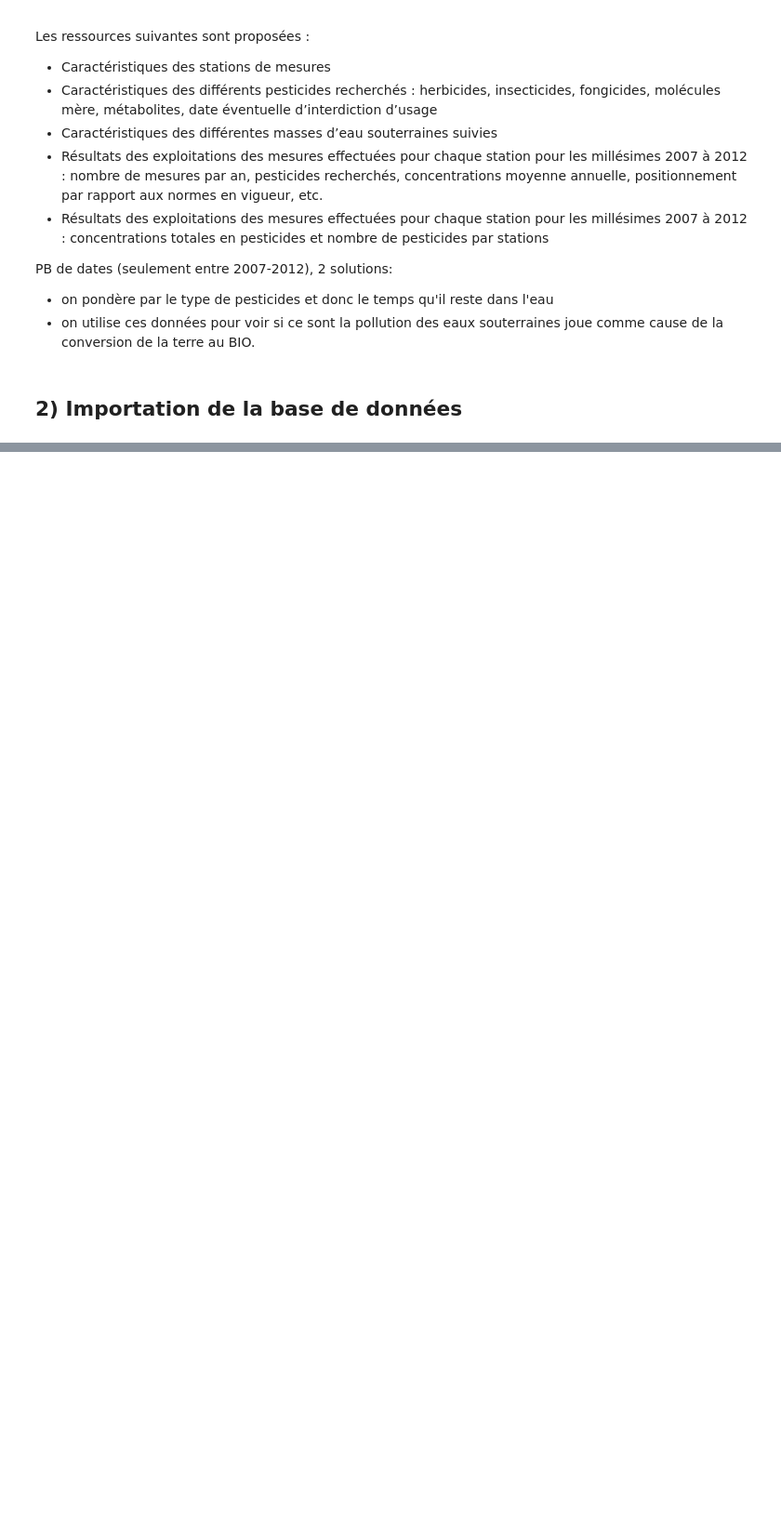
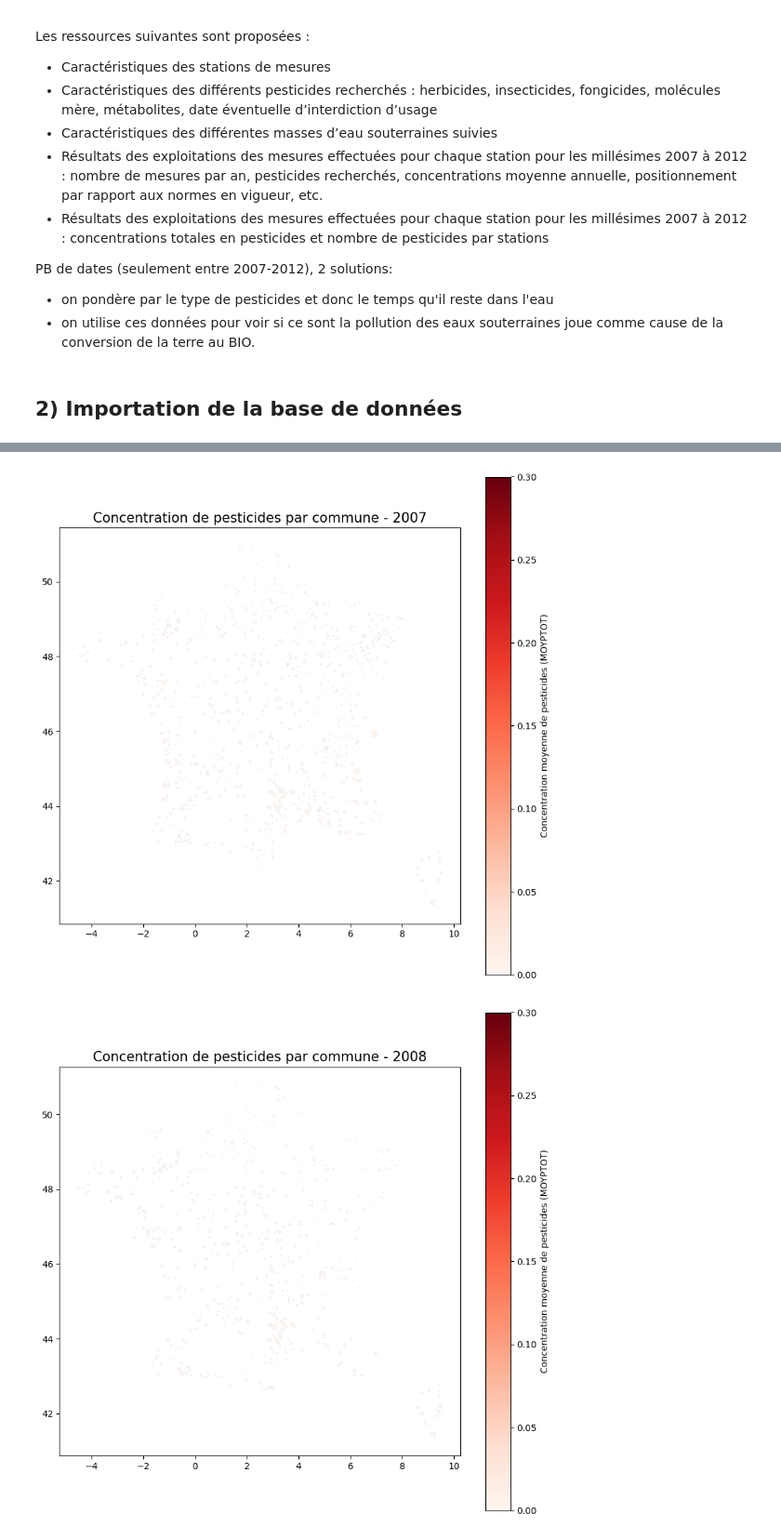
Before and after one commit to ElisefontaineEnsae/AgricultureBio_France, a Jupyter notebook: Cartographie Eaux souterraines/Carto.ipynb, the cells around one changed output, grey strips where cells are left out. Shown at 93% size. Drawn from its saved outputs; the diff is of its cells as text; code cells hidden in the pictures; blank space fills up the shorter version.

```diff
--- a/Cartographie Eaux souterraines/Carto.ipynb
+++ b/Cartographie Eaux souterraines/Carto.ipynb
@@ -32,0 +148,67 @@ data_stations = pd.read_csv(url)
+# %%
+import pandas as pd
+import geopandas as gpd
+import matplotlib.pyplot as plt
+
+# URLs des fichiers
+url_stations = "https://static.data.gouv.fr/resources/pesticides-dans-les-eaux-souterraines/20170622-223422/stations.csv"
+urls = {
+    2007: "https://static.data.gouv.fr/resources/pesticides-dans-les-eaux-souterraines/20170622-224359/moy_tot_quantif_2007.csv",
+    2008: "https://static.data.gouv.fr/resources/pesticides-dans-les-eaux-souterraines/20170622-224419/moy_tot_quantif_2008.csv",
+}
+
+# Charger les données des stations
+df_stations = pd.read_csv(url_stations, encoding='ISO-8859-1', sep=";")
+
+# Charger la carte des communes françaises
+geo_url_communes = "https://raw.githubusercontent.com/gregoiredavid/france-geojson/master/communes.geojson"
+gdf_communes = gpd.read_file(geo_url_communes)
+
+# Préparer les données pour chaque année
+concentration_per_year = {}
+for year, url in urls.items():
+    # Charger les données de l'année
+    df_year = pd.read_csv(url, encoding='ISO-8859-1', sep=";")
+
+    # Associer les stations aux communes via NUM_COM
+    df_year = df_year.merge(df_stations[["CD_STATION", "NUM_COM"]], on="CD_STATION", how="left")
+
+    # Convertir MOYPTOT en numérique
+    df_year["MOYPTOT"] = pd.to_numeric(df_year["MOYPTOT"], errors="coerce")
+
+    # Supprimer les valeurs manquantes
+    df_year = df_year.dropna(subset=["MOYPTOT"])
+
+    # Calculer la concentration moyenne par commune
+    df_by_commune = df_year.groupby("NUM_COM").agg({"MOYPTOT": "mean"}).reset_index()
+    df_by_commune.rename(columns={"MOYPTOT": "concentration", "NUM_COM": "commune"}, inplace=True)
+
+    # Stocker les données pour la cartographie
+    concentration_per_year[year] = df_by_commune
+
+# Tracer les cartes pour chaque année
+for year, df_by_commune in concentration_per_year.items():
+    # Fusionner les données avec la carte des communes
+    gdf_year = gdf_communes.merge(df_by_commune, left_on="code", right_on="commune", how="left")
+
+    # Tracer la carte
+    fig, ax = plt.subplots(1, 1, figsize=(10, 10))
+    gdf_year.plot(
+        column="concentration",  # Colonne à cartographier
+        cmap="Reds",  # Palette de couleurs
+        linewidth=0.1,
+        ax=ax,
+        edgecolor="0.8",
+        legend=True,
+        legend_kwds={
+            "label": "Concentration moyenne de pesticides (MOYPTOT)",
+            "orientation": "vertical",
+        },
+        vmin=0,
+        vmax=0.3,  # Ajuster selon vos données
+    )
+    ax.set_title(f"Concentration de pesticides par commune - {year}", fontsize=15)
+    plt.show()
+# %% [output]
+[figure, added]
+[figure, added]
```
Also changed, not shown: parts of 6 cells of this notebook, 1 other file.
